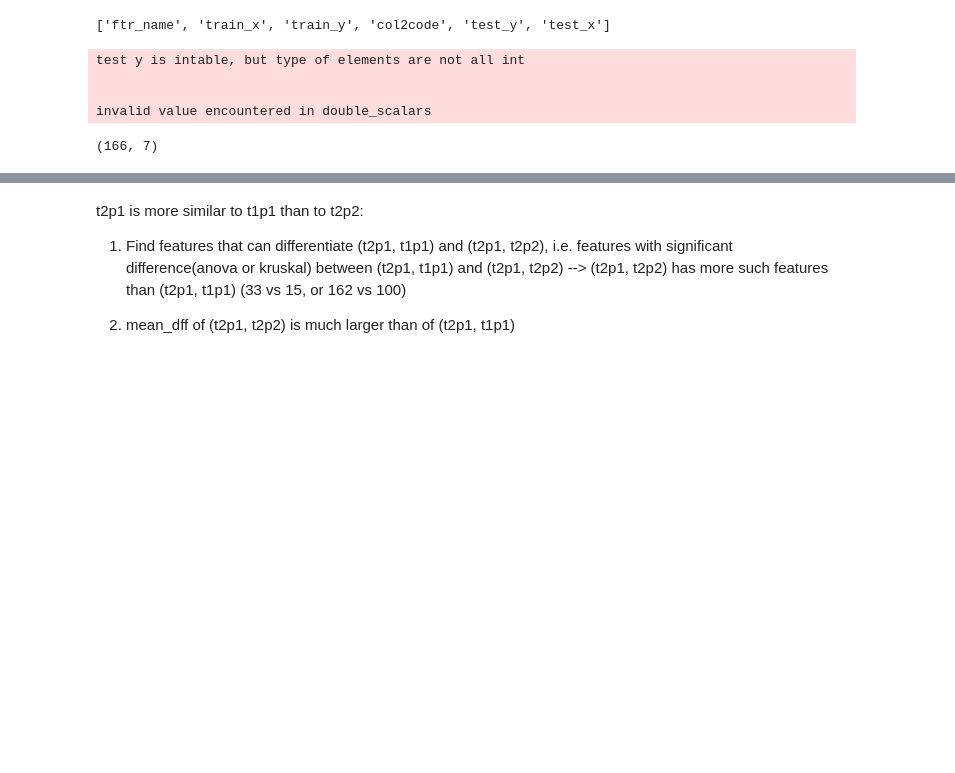
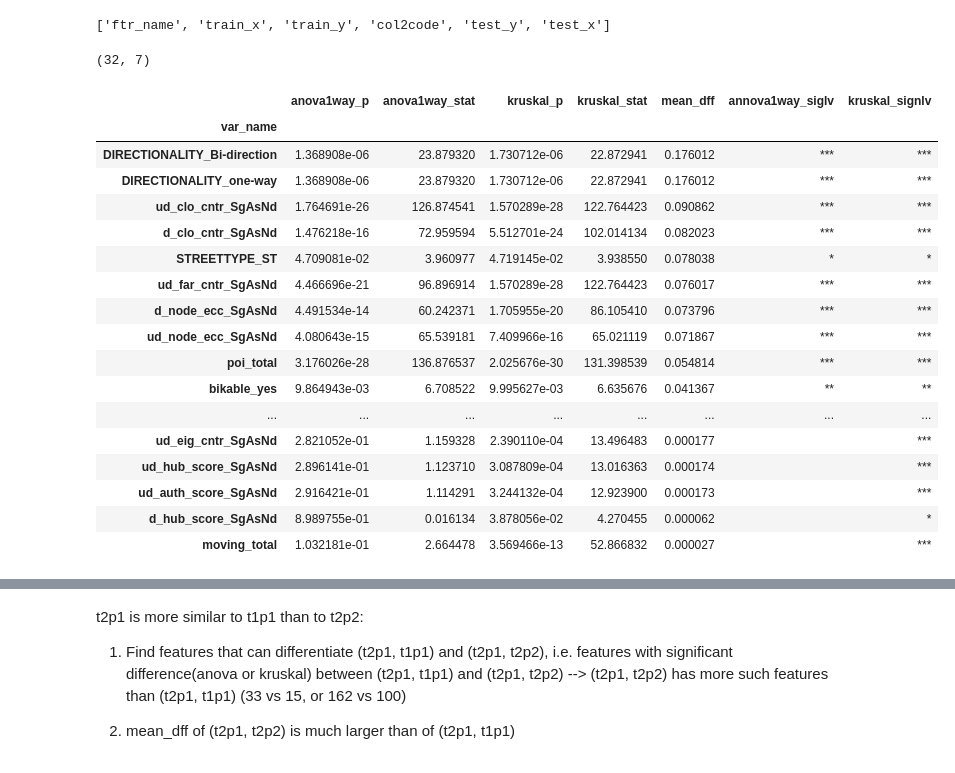
Before and after one commit to JHWu92/Cycling_safety, a Jupyter notebook: open_data_analysis/ANA-PRED - LTS.ipynb, the cells around one changed output, grey strips where cells are left out. Cells and saved outputs as stored; diff of their text form; code cells hidden in the pictures; blank space fills up the shorter version.

```diff
--- a/open_data_analysis/ANA-PRED - LTS.ipynb
+++ b/open_data_analysis/ANA-PRED - LTS.ipynb
@@ -145,16 +145,30 @@ from wKit.stat.cmp import cmp_rank_list
 # %%
 target_tp = [(2, 1), (2, 2)]
 df = ftr_diff_stat_test(fitted_model, test_x, test_y, target_tp)
 mask = (df.annova1way_siglv!='') | (df.kruskal_signlv!='')
 true2_pred12 = df[mask].mean_dff.reset_index().values
 print df[mask].shape
-# df[mask]
+df[mask]
 # %% [output]
-test y is intable, but type of elements are not all int
-
-
-invalid value encountered in double_scalars
+(32, 7)
-(166, 7)
+|  | anova1way_p | anova1way_stat | kruskal_p | kruskal_stat | mean_dff | annova1way_siglv | kruskal_signlv |
+| var_name |  |  |  |  |  |  |  |
+| DIRECTIONALITY_Bi-direction | 1.368908e-06 | 23.879320 | 1.730712e-06 | 22.872941 | 0.176012 | *** | *** |
+| DIRECTIONALITY_one-way | 1.368908e-06 | 23.879320 | 1.730712e-06 | 22.872941 | 0.176012 | *** | *** |
+| ud_clo_cntr_SgAsNd | 1.764691e-26 | 126.874541 | 1.570289e-28 | 122.764423 | 0.090862 | *** | *** |
+| d_clo_cntr_SgAsNd | 1.476218e-16 | 72.959594 | 5.512701e-24 | 102.014134 | 0.082023 | *** | *** |
+| STREETTYPE_ST | 4.709081e-02 | 3.960977 | 4.719145e-02 | 3.938550 | 0.078038 | * | * |
+| ud_far_cntr_SgAsNd | 4.466696e-21 | 96.896914 | 1.570289e-28 | 122.764423 | 0.076017 | *** | *** |
+| d_node_ecc_SgAsNd | 4.491534e-14 | 60.242371 | 1.705955e-20 | 86.105410 | 0.073796 | *** | *** |
+| ud_node_ecc_SgAsNd | 4.080643e-15 | 65.539181 | 7.409966e-16 | 65.021119 | 0.071867 | *** | *** |
+| poi_total | 3.176026e-28 | 136.876537 | 2.025676e-30 | 131.398539 | 0.054814 | *** | *** |
+| bikable_yes | 9.864943e-03 | 6.708522 | 9.995627e-03 | 6.635676 | 0.041367 | ** | ** |
+| ... | ... | ... | ... | ... | ... | ... | ... |
+| ud_eig_cntr_SgAsNd | 2.821052e-01 | 1.159328 | 2.390110e-04 | 13.496483 | 0.000177 |  | *** |
+| ud_hub_score_SgAsNd | 2.896141e-01 | 1.123710 | 3.087809e-04 | 13.016363 | 0.000174 |  | *** |
+| ud_auth_score_SgAsNd | 2.916421e-01 | 1.114291 | 3.244132e-04 | 12.923900 | 0.000173 |  | *** |
+| d_hub_score_SgAsNd | 8.989755e-01 | 0.016134 | 3.878056e-02 | 4.270455 | 0.000062 |  | * |
+| moving_total | 1.032181e-01 | 2.664478 | 3.569466e-13 | 52.866832 | 0.000027 |  | *** |
 # %%
 target_tp = [(2, 1), (1, 1)]
 df = ftr_diff_stat_test(fitted_model, test_x, test_y, target_tp)
```
Also changed, not shown: parts of 3 cells of this notebook.
